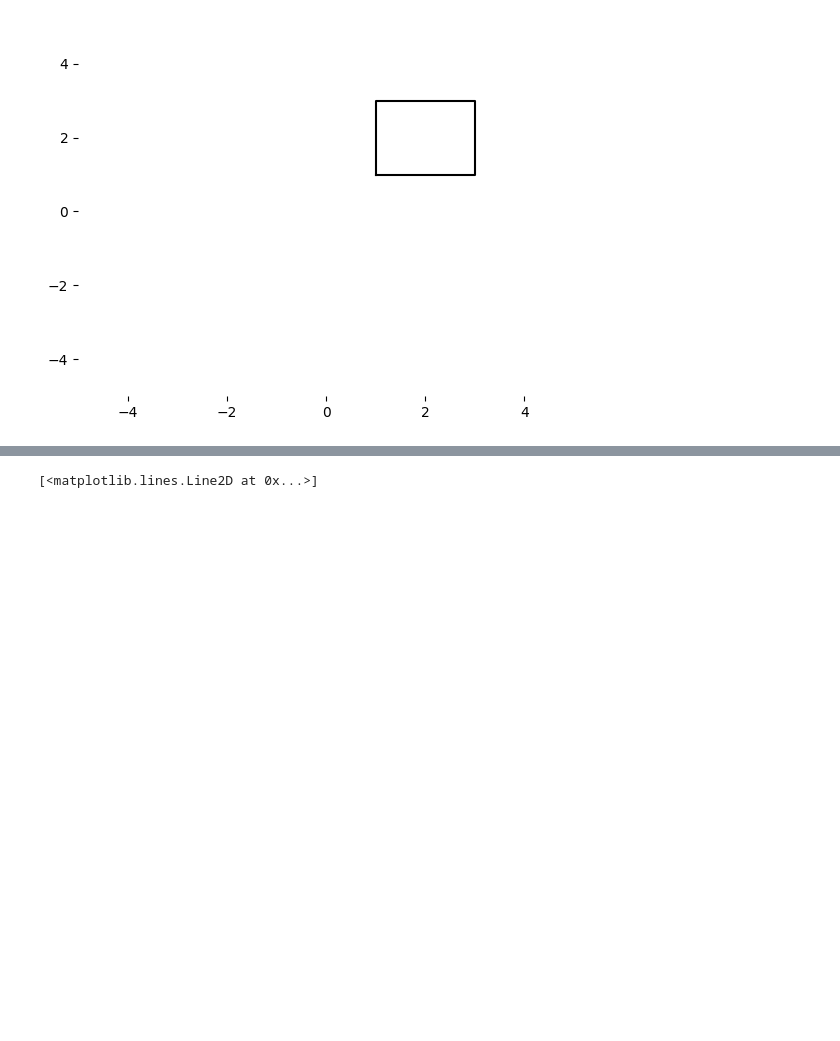
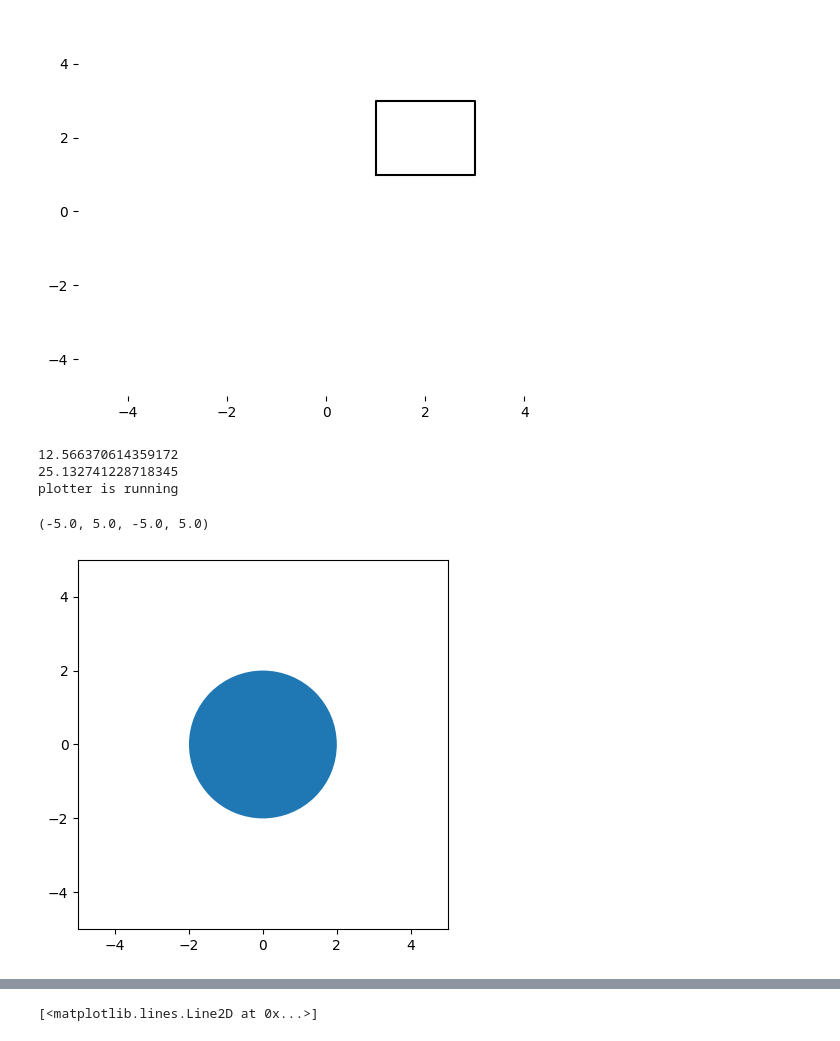
Before and after one commit to MxLied/Phyton-Max-Liedman, a Jupyter notebook: Labs och Explorations/tuto.ipynb, the cells around one changed output, grey strips where cells are left out. Saved outputs shown, nothing was run; the diff lists cells and outputs as text; code cells hidden in the pictures; blank space fills up the shorter version.

```diff
--- a/Labs och Explorations/tuto.ipynb
+++ b/Labs och Explorations/tuto.ipynb
@@ -83,0 +102,47 @@ It is a perceft square
+# %%
+import matplotlib.pyplot as plt
+import math
+
+class Circle():
+    def __init__(self, radius, center_point_x,  center_point_y ):
+        self.radius = radius
+        self.center_point_x = center_point_x
+        self.center_point_y = center_point_y
+
+
+    def circle_area(self):
+        return print(math.pi * self.radius**2)
+
+    def circle_circumference(self):
+        return print(2 * math.pi * self.radius**2)
+
+     ##  ## moves square in axis
+    def transalte(self, x_offsett, y_offsett):
+        self.center_point_x = x_offsett
+        self.center_point_y = y_offsett
+
+    def plot(self, colour = 'k'):
+        print("plotter is running")
+        self.radius = plt.Circle((self.center_point_x, self.center_point_y), self.radius)
+        fig, ax = plt.subplots() #
+        ax.set_aspect(1)
+        ax.add_patch(self.radius)
+
+
+
+
+
+
+cirkel = Circle(2,0,0)
+cirkel.circle_area()
+cirkel.circle_circumference()
+cirkel.transalte(0,0)
+cirkel.plot()
+
+plt.axis([-5, 5, -5, 5])
+# %% [output]
+12.566370614359172
+25.132741228718345
+plotter is running
+(-5.0, 5.0, -5.0, 5.0)
+[figure, added]
```
Also changed, not shown: parts of 2 cells of this notebook.
